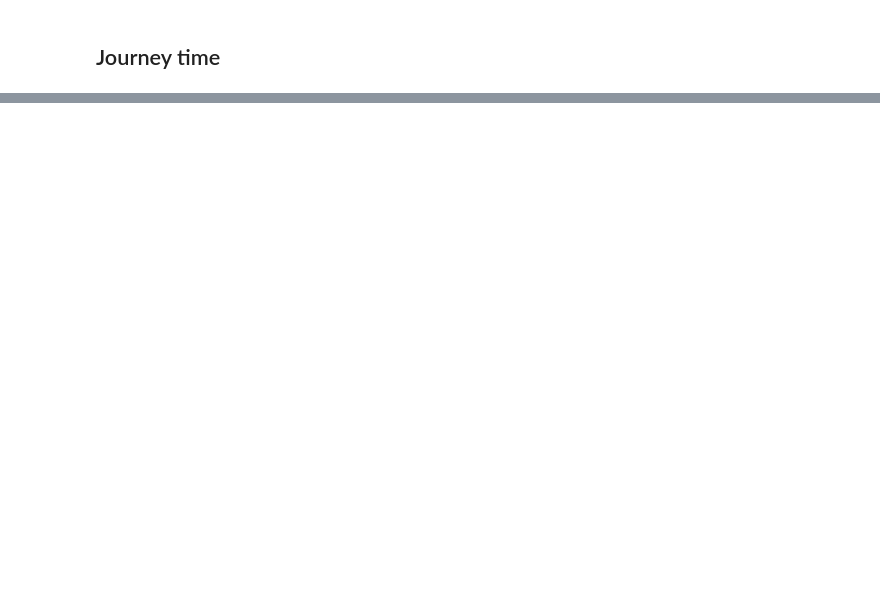
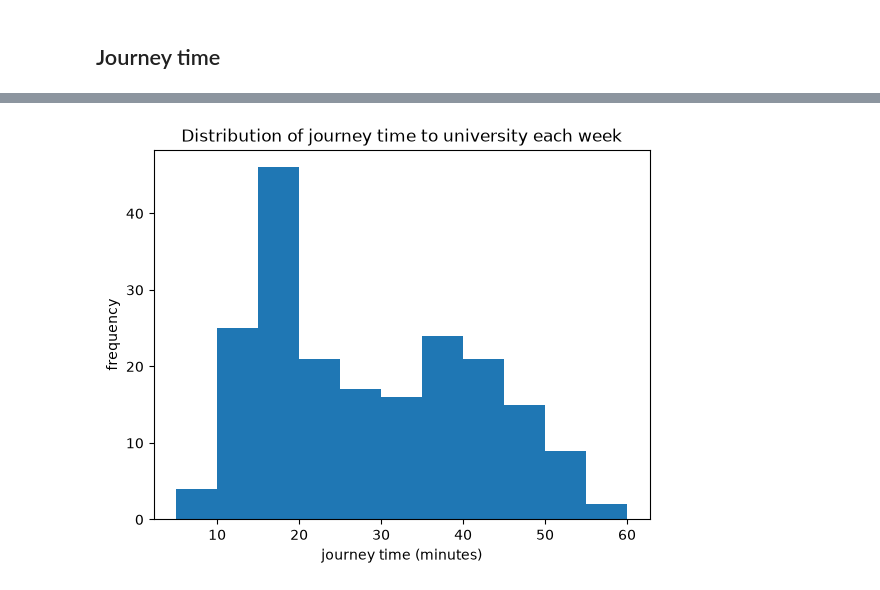
Before and after one commit to samuelsbenghe/year3-data-week5-lab, a Jupyter notebook: Descriptive statistics 1.ipynb, the cells around one changed output, grey strips where cells are left out. Cells and saved outputs as stored; diff of their text form; code cells hidden in the pictures; blank space fills up the shorter version.

```diff
--- a/Descriptive statistics 1.ipynb
+++ b/Descriptive statistics 1.ipynb
@@ -422,13 +437,20 @@ We ususally wouldn't define a function to produce a simple plot like this, but w
 # %%
 def plot_journey_time_hist():
     # ax = ...
     # YOUR CODE HERE
-    raise NotImplementedError()
+    ax = df['journey_time'].plot.hist(
+        bins=[5, 10, 15, 20, 25, 30, 35, 40, 45, 50, 55, 60]
+    )
+    ax.set_xlabel('journey time (minutes)')
+    ax.set_ylabel('frequency')
+    ax.set_title('Distribution of journey time to university each week')
     # Return the Axes object for unit testing.
     return ax
 
 journey_time_hist_ax = plot_journey_time_hist()
 plt.show()
+# %% [output]
+[figure, added]
 # %%
 with patch('pandas.Series.plot.hist') as mock_hist:
     ax = plot_journey_time_hist()
```
Also changed, not shown: parts of 6 cells of this notebook.
